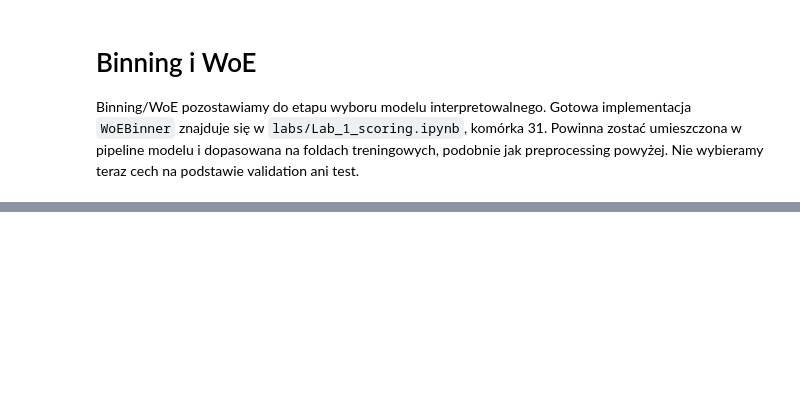
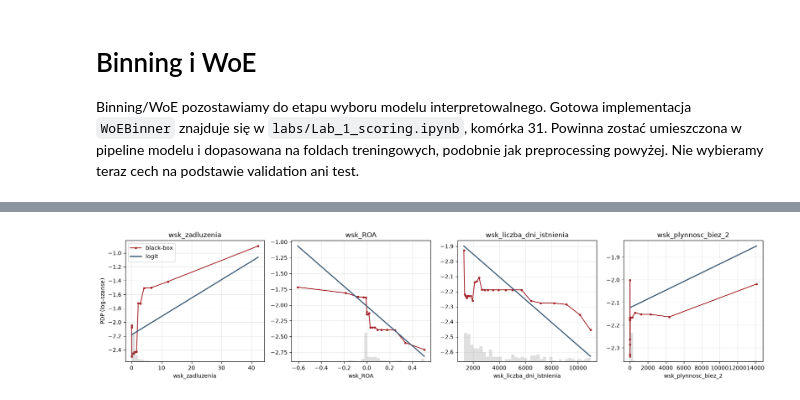
Before and after one commit to mkrajevsky/Rating_model, a Jupyter notebook: Wstępna_analiza.ipynb, the cells around one changed output, grey strips where cells are left out. Cells and saved outputs as stored; diff of their text form; code cells hidden in the pictures; blank space fills up the shorter version.

```diff
--- a/Wstępna_analiza.ipynb
+++ b/Wstępna_analiza.ipynb
@@ -443,0 +1338,41 @@ print("Zapisano surowe podziały oraz indeksy w:", ARTIFACT_DIR)
+# %%
+# Lab 5, komórki 8, 10 i 23 — funkcje bez zmian.
+def log_szanse(model):
+    return lambda X: _z(model.predict_proba(X)[:, 1])
+
+def siatka_kwantyli(cecha, n=25, lo=0.02, hi=0.98):
+    # wartości cechy do PDP / ICE: kwantyle rozkładu na train
+    return np.unique(np.quantile(X_tr[cecha].dropna(), np.linspace(lo, hi, n)))
+
+def pdp(f, X, cecha, siatka):
+    """PDP z definicji: wartość z siatki podstawiamy wszystkim firmom i uśredniamy prognozę."""
+    wynik = []
+    for v in siatka:
+        Xv = X.copy()
+        Xv[cecha] = v                   # ta sama wartość cechy dla każdej firmy, pozostałe cechy bez zmian
+        wynik.append(np.mean(f(Xv)))
+    return np.array(wynik)
+
+def ice(f, X, cecha, siatka):
+    """Macierz ICE (firmy × siatka): prognoza każdej firmy dla każdej wartości cechy."""
+    duze = pd.concat([X.assign(**{cecha: v}) for v in siatka], ignore_index=True)
+    return np.asarray(f(duze)).reshape(len(siatka), len(X)).T
+
+f_bb, f_lg = log_szanse(black_box), log_szanse(baseline)
+XS = X_va.sample(min(200, len(X_va)), random_state=RNG_SEED).reset_index(drop=True)
+# %%
+# Lab 5, komórka 12 — nazwy cech z naszego CSV.
+CECHY_PDP = ["wsk_zadluzenia", "wsk_ROA", "wsk_liczba_dni_istnienia", "wsk_plynnosc_biez_2"]
+fig, axes = plt.subplots(1, 4, figsize=(17, 4))
+for ax, c in zip(axes, CECHY_PDP):
+    s = siatka_kwantyli(c)
+    ax.plot(s, pdp(f_bb, XS, c, s), "o-", ms=3, color=KOL["black-box"], label="black-box")
+    ax.plot(s, pdp(f_lg, XS, c, s), "-", lw=2, color=KOL["logit"], label="logit")
+    ax2 = ax.twinx()
+    ax2.hist(XS[c].dropna().clip(s.min(), s.max()), bins=40, color="gray", alpha=0.25)
+    ax2.set_yticks([]); ax2.set_ylim(0, ax2.get_ylim()[1] * 4)          # histogram w dolnej części panelu
+    ax.set_title(c); ax.set_xlabel(c); ax.grid(alpha=0.3)
+axes[0].set_ylabel("PDP (log-szanse)"); axes[0].legend()
+plt.tight_layout(); plt.savefig(ARTIFACT_DIR / "models_pdp.png", dpi=150, bbox_inches="tight"); plt.show()
+# %% [output]
+[figure, added]
```
Also changed, not shown: parts of 63 cells of this notebook, 5 other files.
